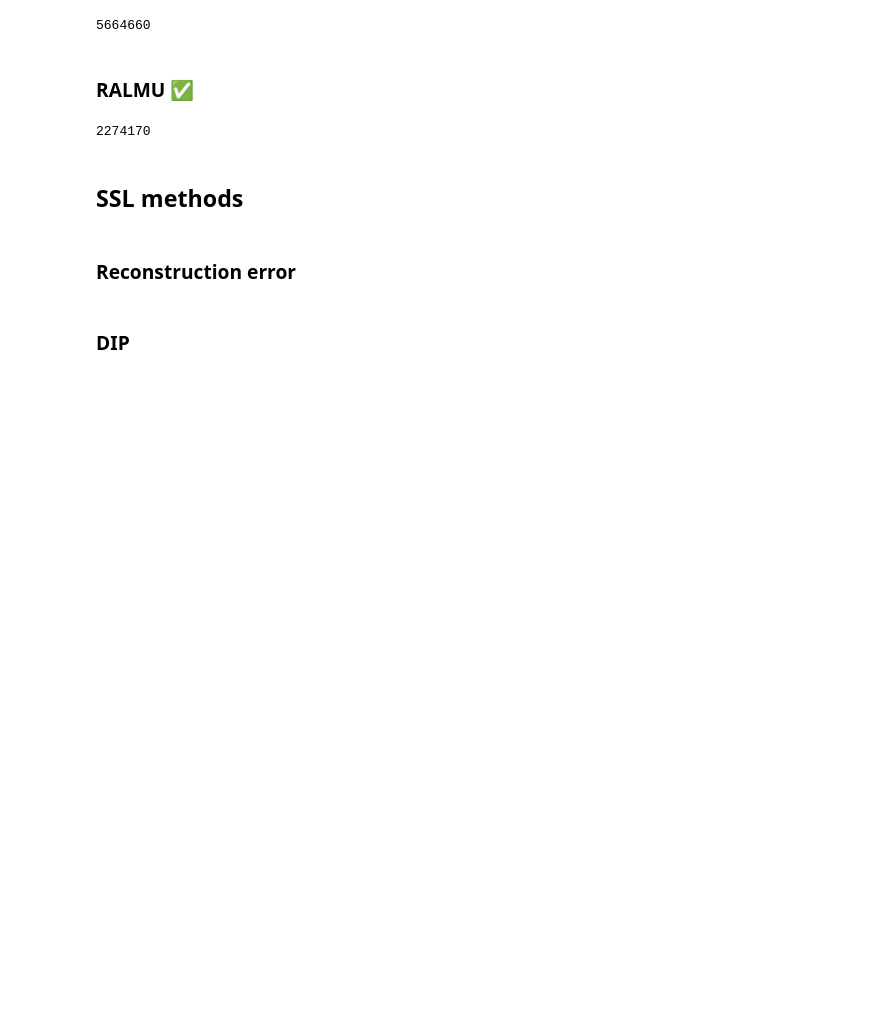
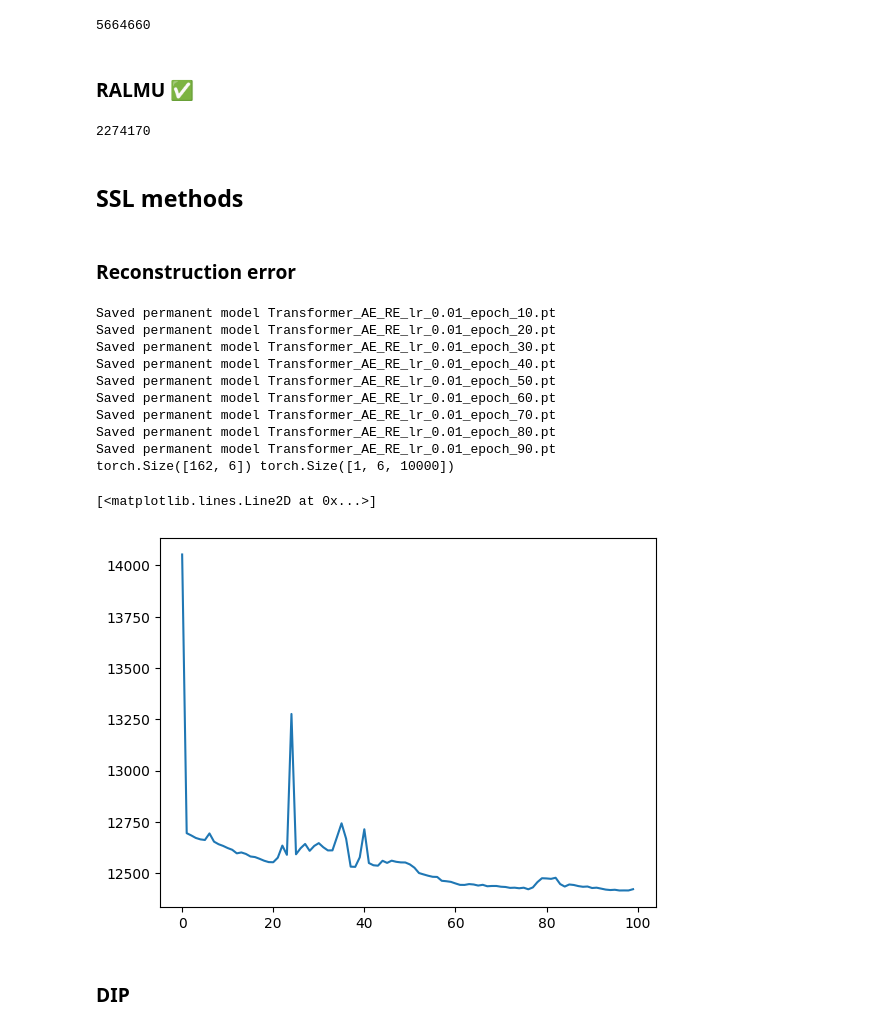
Before and after one commit to edabier/SS-HSU_benchmark, a Jupyter notebook: global_test.ipynb, the cells around one changed output. Saved outputs shown, nothing was run; the diff lists cells and outputs as text; code cells hidden in the pictures; blank space fills up the shorter version.

```diff
--- a/global_test.ipynb
+++ b/global_test.ipynb
@@ -29,8 +30,7 @@ B, c, N = E.shape[0], E.shape[1], Y.shape[1]
 Y = Y.reshape(Y.shape[0], int(Y.shape[1]**0.5), int(Y.shape[1]**0.5))
 H, W = Y.shape[1], Y.shape[2]
 
-patch_size_cnn = 10
-patch_size = 10
+patch_size = 100
 
 plt.imshow(Y.cpu()[10,:,:])
 # %% [output]
@@ -102,11 +105,24 @@ lr = 1e-1
 # %% [markdown]
 ### Reconstruction error
 # %%
-# re_trainer = ssl.ReconstructionError(model, epochs=epochs, lr=lr)
-# e_hat_re, a_hat_re, train_losses_re = re_trainer.train(full_loader)
-# print(e_hat_re.shape, a_hat_re.shape)
+re_trainer = ssl.ReconstructionError(model, epochs=epochs, lr=lr)
+e_hat_re, a_hat_re, train_losses_re = re_trainer.train(patched_loader)
+print(e_hat_re.shape, a_hat_re.shape)
 
-# plt.plot(train_losses_re)
+plt.plot(train_losses_re)
+# %% [output]
+Saved permanent model Transformer_AE_RE_lr_0.01_epoch_10.pt
+Saved permanent model Transformer_AE_RE_lr_0.01_epoch_20.pt
+Saved permanent model Transformer_AE_RE_lr_0.01_epoch_30.pt
+Saved permanent model Transformer_AE_RE_lr_0.01_epoch_40.pt
+Saved permanent model Transformer_AE_RE_lr_0.01_epoch_50.pt
+Saved permanent model Transformer_AE_RE_lr_0.01_epoch_60.pt
+Saved permanent model Transformer_AE_RE_lr_0.01_epoch_70.pt
+Saved permanent model Transformer_AE_RE_lr_0.01_epoch_80.pt
+Saved permanent model Transformer_AE_RE_lr_0.01_epoch_90.pt
+torch.Size([162, 6]) torch.Size([1, 6, 10000])
+[<matplotlib.lines.Line2D at 0x...>]
+[figure, added]
 # %% [markdown]
 ### DIP
 # %%
```
Also changed, not shown: parts of 16 cells of this notebook, 4 other files.
